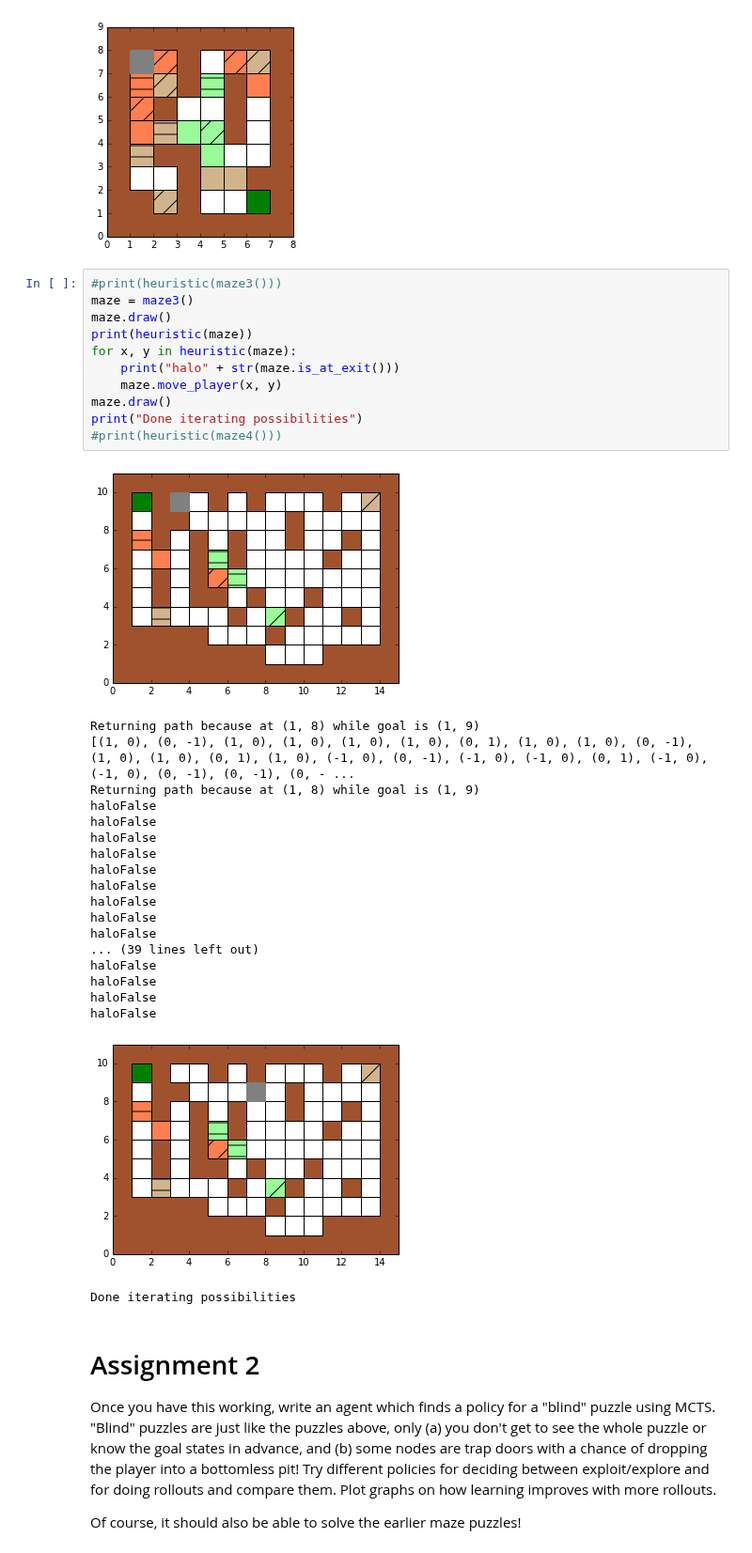
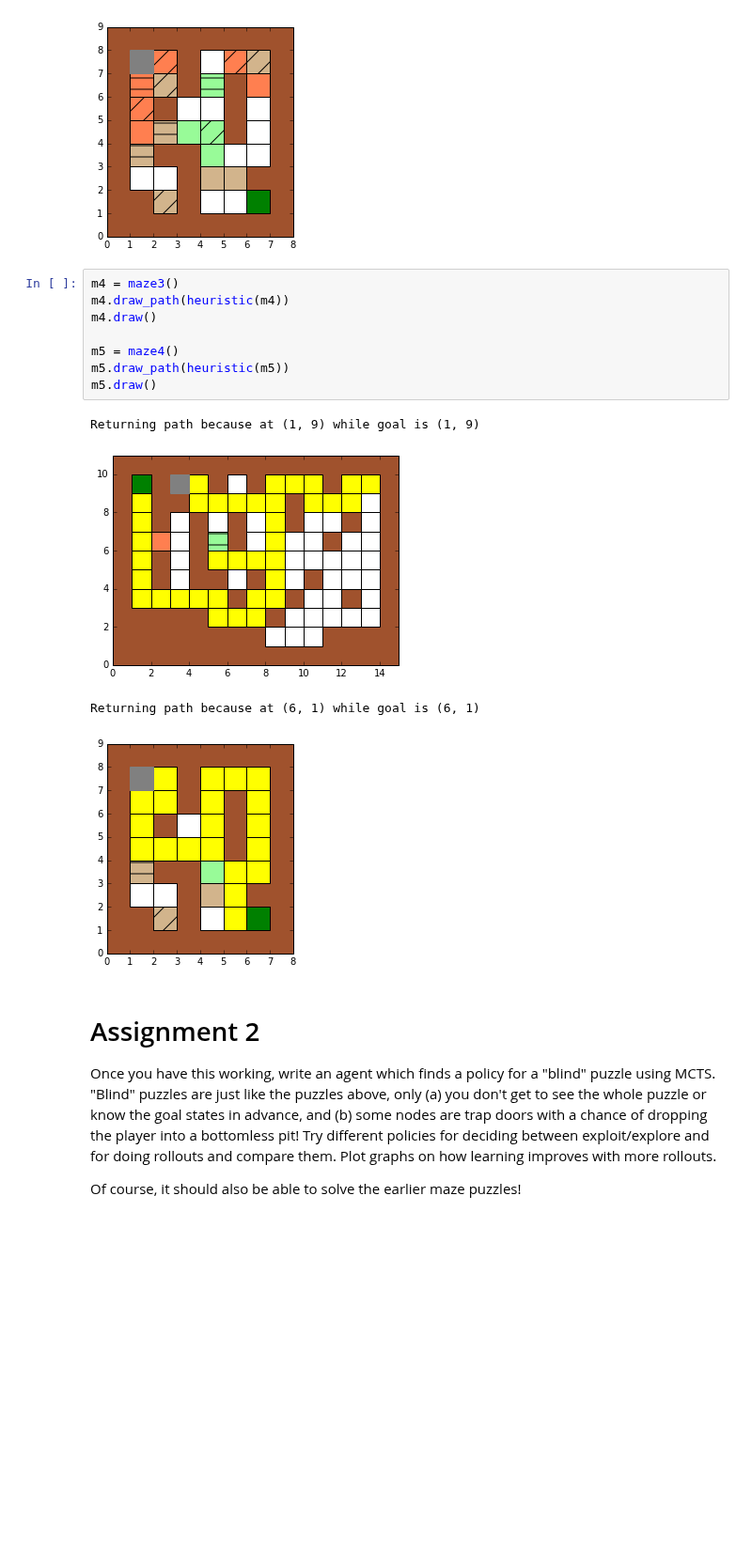
Before and after one commit to JoeOsborn/spcs-ai, a Jupyter notebook: projects/3-mazes/Galanti.ipynb, the cells around one changed output. Shown at 94% size. Saved outputs shown, nothing was run; the diff lists cells and outputs as text; blank space fills up the shorter version.

```diff
--- a/projects/3-mazes/Galanti.ipynb
+++ b/projects/3-mazes/Galanti.ipynb
@@ -381,38 +399,19 @@ maze4().draw()
 # %% [output]
 [figure]
 [figure]
-# %%
-#print(heuristic(maze3()))
-maze = maze3()
-maze.draw()
-print(heuristic(maze))
-for x, y in heuristic(maze):
-    print("halo" + str(maze.is_at_exit()))
-    maze.move_player(x, y)
-maze.draw()
-print("Done iterating possibilities")
-#print(heuristic(maze4()))
-# %% [output]
-[figure, removed]
-Returning path because at (1, 8) while goal is (1, 9)
-[(1, 0), (0, -1), (1, 0), (1, 0), (1, 0), (1, 0), (0, 1), (1, 0), (1, 0), (0, -1), (1, 0), (1, 0), (0, 1), (1, 0), (-1, 0), (0, -1), (-1, 0), (-1, 0), (0, 1), (-1, 0), (-1, 0), (0, -1), (0, -1), (0, - ...
-Returning path because at (1, 8) while goal is (1, 9)
-haloFalse
-haloFalse
-haloFalse
-haloFalse
-haloFalse
-haloFalse
-haloFalse
-haloFalse
-haloFalse
-... (39 lines left out)
-haloFalse
-haloFalse
-haloFalse
-haloFalse
-[figure, removed]
-Done iterating possibilities
+# %%
+m4 = maze3()
+m4.draw_path(heuristic(m4))
+m4.draw()
+
+m5 = maze4()
+m5.draw_path(heuristic(m5))
+m5.draw()
+# %% [output]
+Returning path because at (1, 9) while goal is (1, 9)
+[figure, added]
+Returning path because at (6, 1) while goal is (6, 1)
+[figure, added]
 # %% [markdown]
 # Assignment 2
 
```
Also changed, not shown: parts of 6 cells of this notebook.
